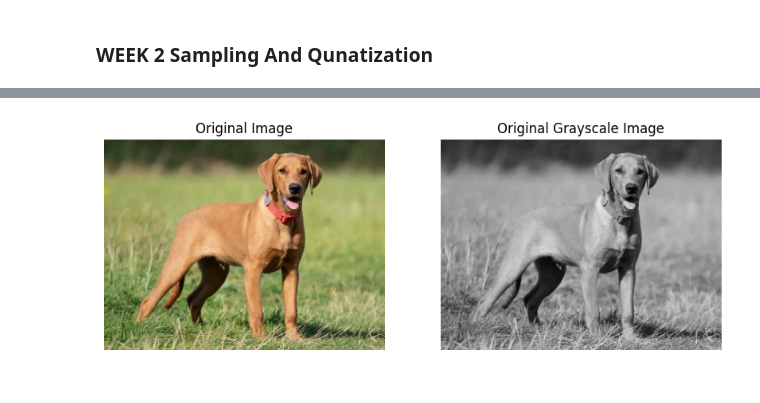
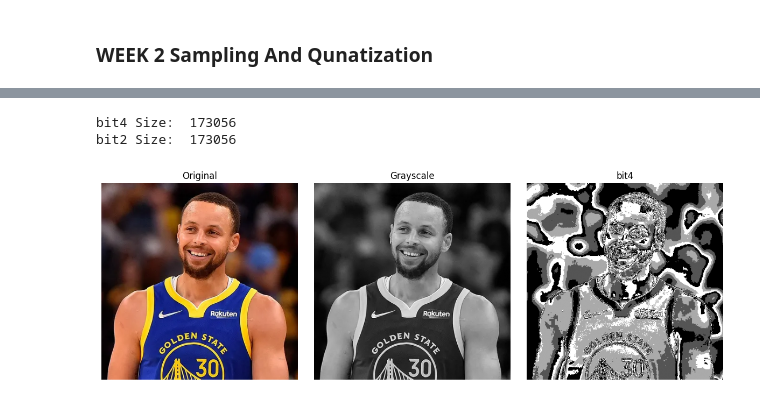
Before and after one commit to doanane/image_processing, a Jupyter notebook: practic2.ipynb, the cells around one changed output, grey strips where cells are left out. Saved outputs shown, nothing was run; the diff lists cells and outputs as text; code cells hidden in the pictures.

```diff
--- a/practic2.ipynb
+++ b/practic2.ipynb
@@ -24,0 +7,3 @@ Image shape: (600, 800, 3)
+# %%
+# Load image
+img = cv2.imread("images/image2.jpg")
@@ -25,15 +43,27 @@ Image shape: (600, 800, 3)
+# %%
+# Convert to grayscale and inspect
+gray = cv2.cvtColor(img, cv2.COLOR_BGR2GRAY)
+# %%
+# Demonstrate different bit depths (quantization)
+bit4 = (gray // 16) * 64
+bit2 = (gray // 64) * 64
+
+print("bit4 Size: ", bit4.size)
+print("bit2 Size: ", bit2.size)
+# %% [output]
+bit4 Size:  173056
+bit2 Size:  173056
 # %%
-plt.figure(figsize=(10,4))
-plt.subplot(1,2,1)
-plt.title("Original Image")
-plt.axis("off")
-plt.imshow(img_rgb)
+# Plot comparison of bit depths
+plt.figure(figsize=(12, 4))
+plt.subplot(1,3,1); plt.axis("off"); plt.imshow(cv2.cvtColor(img, cv2.COLOR_BGR2RGB)); plt.title("Original")
+
+plt.subplot(1,3,2); plt.axis("off"); plt.imshow(gray, cmap="gray"); plt.title("Grayscale")
+
+plt.subplot(1,3,3); plt.axis("off"); plt.imshow(bit4, cmap="gray"); plt.title("bit4")
 
 
-plt.subplot(1,2,2)
-plt.title("Original Grayscale Image")
-plt.axis("off")
-plt.imshow(img_gray, cmap='gray')
+plt.tight_layout()
 plt.show()
 # %% [output]
-[figure, old version]
+[figure, new version]
```
Also changed, not shown: parts of 8 cells of this notebook, 1 other file.
